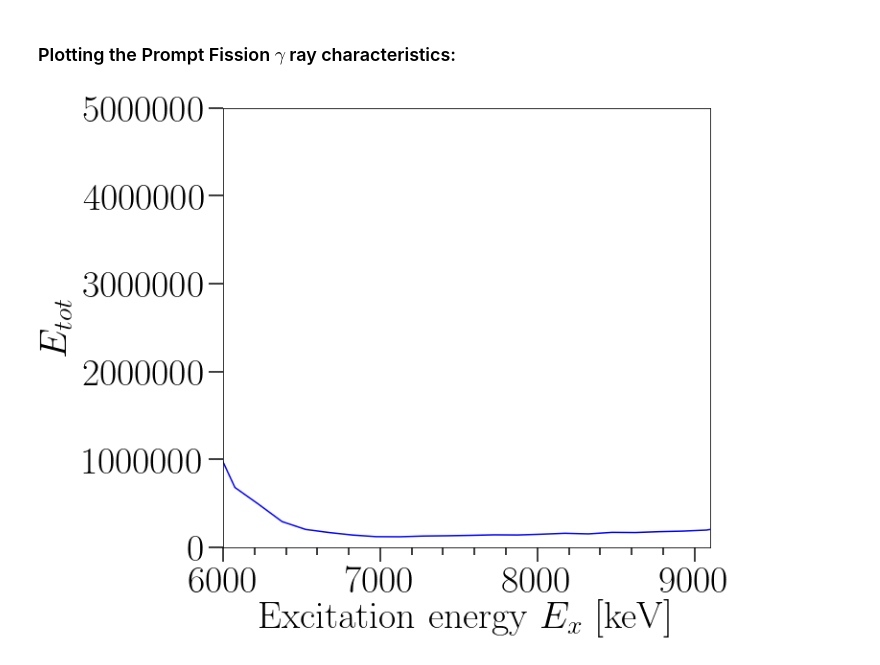
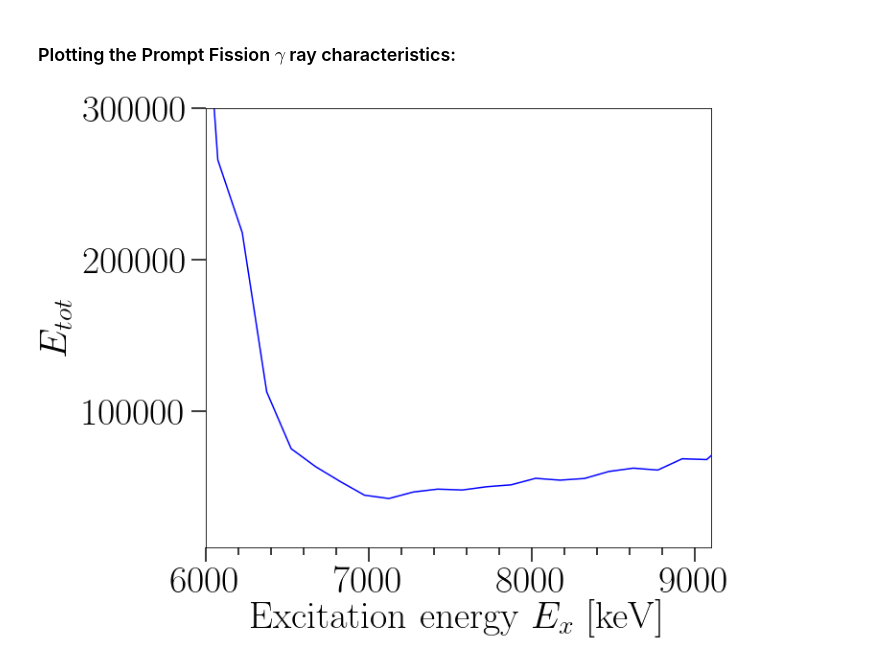
Before and after one commit to jvevik/Unfolding_and_PFG_extraction, a Jupyter notebook: Unfolding.ipynb, the cells around one changed output. Drawn from its saved outputs; the diff is of its cells as text; code cells hidden in the pictures.

```diff
--- a/Unfolding.ipynb
+++ b/Unfolding.ipynb
@@ -87,7 +87,10 @@ def plotting(matrix=None, title=None, xlabel=None, ylabel=None, xlim=None, ylim=
 
         elif projection == 'x':
             fig, ax = plt.subplots(constrained_layout=True,figsize=(10,8))
-            matrix.plot_projection('Eg', kind='step', color='blue', ax=ax);
+            if scale is not None:
+                matrix.plot_projection('Eg', kind='step', color='blue', scale=scale, ax=ax);
+            else:
+                matrix.plot_projection('Eg', kind='step', color='blue', ax=ax);
             fig.axes[0].xaxis.set_minor_locator(AutoMinorLocator())
             fig.axes[0].yaxis.set_minor_locator(AutoMinorLocator())
             fig.axes[0].tick_params(axis='both', which='both', labelsize=labelsize, width=tick_width)
@@ -112,7 +115,10 @@ def plotting(matrix=None, title=None, xlabel=None, ylabel=None, xlim=None, ylim=
 
         elif projection == 'y':
             fig, ax = plt.subplots(constrained_layout=True,figsize=(10,8))
-            matrix.plot_projection('Ex', kind='step', color='blue', ax=ax);
+            if scale is not None:
+                matrix.plot_projection('Ex', kind='step', color='blue', scale=scale, ax=ax);
+            else:
+                matrix.plot_projection('Ex', kind='step', color='blue', ax=ax);
             fig.axes[0].xaxis.set_minor_locator(AutoMinorLocator())
             fig.axes[0].yaxis.set_minor_locator(AutoMinorLocator())
             fig.axes[0].tick_params(axis='both', which='both', labelsize=labelsize, width=tick_width)
@@ -256,11 +273,12 @@ def rebin_function(matrix, desired_keV_per_bin, upper_cut, vector=False):
 # %%
-input_matrix = om.Matrix(path='/Users/Julian/Desktop/Master/Unfolding/alfna_newsubtract_fnrn.m')
+input_matrix = om.Matrix(path='/Users/Julian/Desktop/Master/Unfolding/alfna_newsubtract_44rebin.m')
 
 alfna_matrix = input_matrix.copy() #copy to avoid problems in cutting etc.
 
 #Plotting for visualization
 plotting(alfna_matrix,title=r'Raw Matrix')
 
-rebinned_alfna = rebin_function(alfna_matrix, desired_keV_per_bin=150, upper_cut=11000)
+rebinned_alfna = rebin_function(alfna_matrix, keV_per_bin_ex=150, upper_cut_ex=10500,
+                               keV_per_bin_eg = 30, upper_cut_eg=10000)
 plotting(rebinned_alfna, title=r'Rebinned Matrix')
 # %% [output]
@@ -362,24 +380,23 @@ $
 # %%
 eg_vs_multiplicity = np.zeros((len(unfolded.Eg),2))
 
+
 for i in range(len(unfolded.Eg)):
     eg_vs_multiplicity[i][0] = unfolded.Eg[i]
-    eg_vs_multiplicity[i][1] = np.sum(unfolded.values, axis=1)[i]
-
+    eg_vs_multiplicity[i][1] = np.sum(unfolded.values, axis=0)[i]
 
 E_tot = np.zeros(len(unfolded.Ex))
-
 for i in range(len(E_tot)):
     for j in range(len(unfolded.Eg)):
         E_tot[i] += eg_vs_multiplicity[j][0] * eg_vs_multiplicity[j][1]
 # %% [markdown]
 ### Calculating the number of fissions (+ rebinning to have the same binning as unfolded matrix):
 # %%
-num_fiss = om.Vector(path='/Users/Julian/Desktop/Master/Calibration/233U Calibration/Final Calib/num_fiss_rebinned.m')
+num_fiss = om.Vector(path='/Users/Julian/Desktop/Master/Unfolding/num_fiss_44rebinned.m')
 
 plotting(num_fiss, Type = 'Vector')
 
-num_fiss_rebinned = rebin_function(num_fiss, vector=True, desired_keV_per_bin=150, upper_cut=11000)
+num_fiss_rebinned = rebin_function(num_fiss, vector=True, keV_per_bin_ex=150, upper_cut_ex=10500)
 plotting(num_fiss_rebinned, Type = 'Vector')
 
 #Extracting fission values:
@@ -391,16 +408,19 @@ fission_values = num_fiss_rebinned.values
 ### Plotting the Prompt Fission $\gamma$ ray characteristics:
 # %%
 E_tot_i = np.zeros_like(E_tot)
-if len(E_tot) == len(fission_values):
+'''if len(E_tot) == len(fission_values):
     for i in range(len(E_tot)):
         if fission_values[i] == 0:
             pass
         else:
-            E_tot_i[i] = E_tot[i]/float(fission_values[i])
+            E_tot_i[i] = E_tot[i]/float(fission_values[i])'''
 
-plotting(arg1 = unfolded.Ex, arg2 = E_tot_i, Type='Non-Ompy', scale='linear', ylabel=r'$E_{tot}$', xlim=[6000,9100], ylim=[0,5e6])
+for i in range(len(E_tot)):
+    E_tot_i[i] = E_tot[i]/float(fission_values[i])
+
+plotting(arg1 = unfolded.Ex, arg2 = E_tot_i, Type='Non-Ompy', scale='linear', ylabel=r'$E_{tot}$', xlim=[6000,9100],ylim=[1e4,3e5])
 # %% [output]
-[figure, old version]
+[figure, new version]
 # %%
 M_g_i = np.zeros_like(fission_values)
 if len(eg_vs_multiplicity[:]) == len(fission_values):
```
Also changed, not shown: parts of 9 cells of this notebook, 2 other files.
